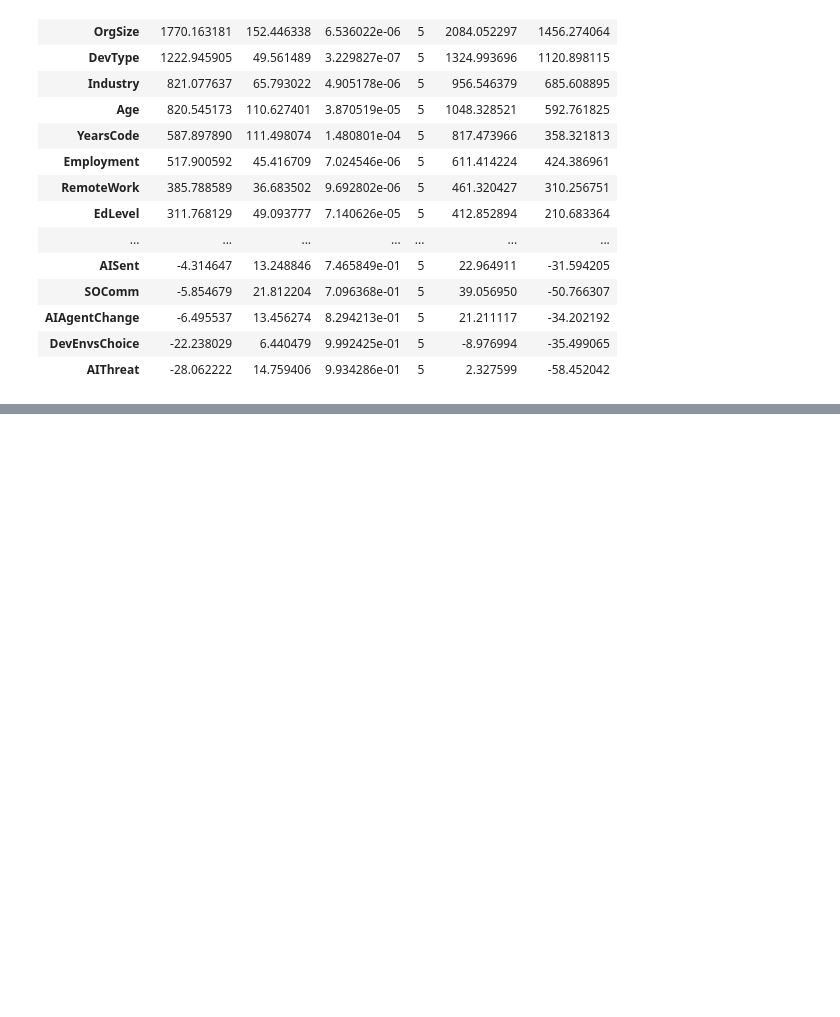
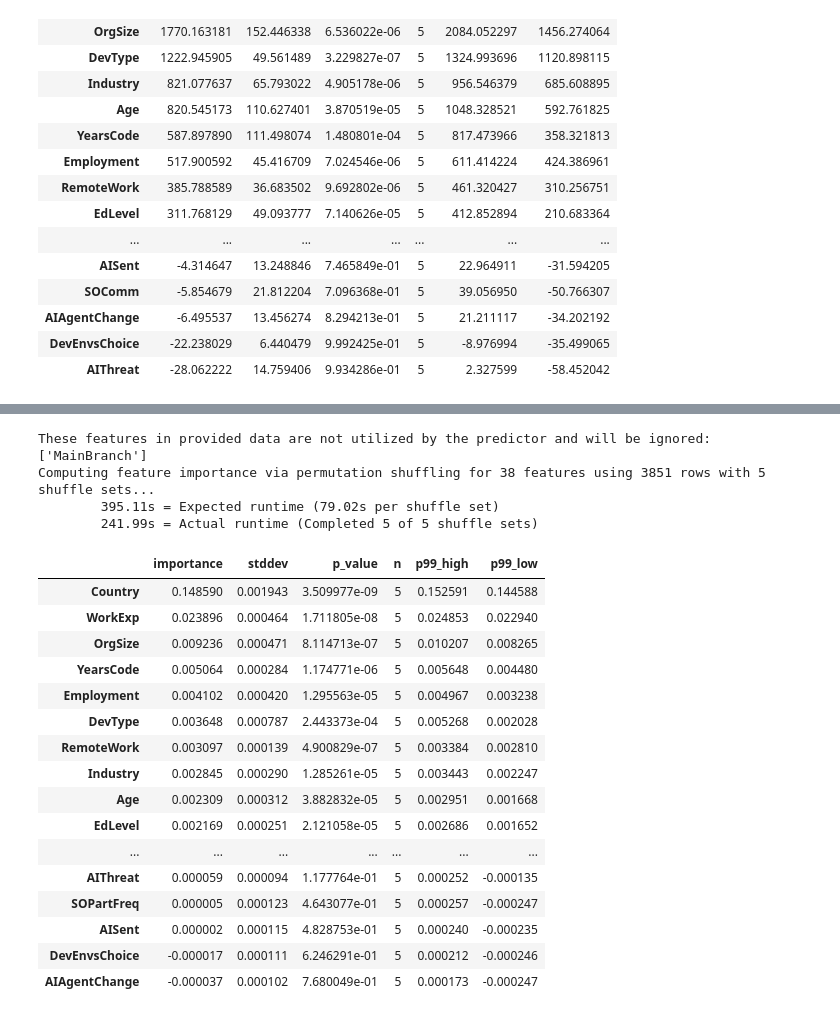
Before and after one commit to khanhhuy288/stackoverflow-project, a Jupyter notebook: src/notebooks/comp_prediction.ipynb, the cells around one changed output, grey strips where cells are left out. Saved outputs shown, nothing was run; the diff lists cells and outputs as text; code cells hidden in the pictures; blank space fills up the shorter version.

```diff
--- a/src/notebooks/comp_prediction.ipynb
+++ b/src/notebooks/comp_prediction.ipynb
@@ -215,0 +448,24 @@ pprint(predictor.feature_metadata.to_dict())
+# %%
+predictor_v2.feature_importance(test_clean)
+# %% [output]
+These features in provided data are not utilized by the predictor and will be ignored: ['MainBranch']
+Computing feature importance via permutation shuffling for 38 features using 3851 rows with 5 shuffle sets...
+        395.11s = Expected runtime (79.02s per shuffle set)
+        241.99s = Actual runtime (Completed 5 of 5 shuffle sets)
+|  | importance | stddev | p_value | n | p99_high | p99_low |
+| Country | 0.148590 | 0.001943 | 3.509977e-09 | 5 | 0.152591 | 0.144588 |
+| WorkExp | 0.023896 | 0.000464 | 1.711805e-08 | 5 | 0.024853 | 0.022940 |
+| OrgSize | 0.009236 | 0.000471 | 8.114713e-07 | 5 | 0.010207 | 0.008265 |
+| YearsCode | 0.005064 | 0.000284 | 1.174771e-06 | 5 | 0.005648 | 0.004480 |
+| Employment | 0.004102 | 0.000420 | 1.295563e-05 | 5 | 0.004967 | 0.003238 |
+| DevType | 0.003648 | 0.000787 | 2.443373e-04 | 5 | 0.005268 | 0.002028 |
+| RemoteWork | 0.003097 | 0.000139 | 4.900829e-07 | 5 | 0.003384 | 0.002810 |
+| Industry | 0.002845 | 0.000290 | 1.285261e-05 | 5 | 0.003443 | 0.002247 |
+| Age | 0.002309 | 0.000312 | 3.882832e-05 | 5 | 0.002951 | 0.001668 |
+| EdLevel | 0.002169 | 0.000251 | 2.121058e-05 | 5 | 0.002686 | 0.001652 |
+| ... | ... | ... | ... | ... | ... | ... |
+| AIThreat | 0.000059 | 0.000094 | 1.177764e-01 | 5 | 0.000252 | -0.000135 |
+| SOPartFreq | 0.000005 | 0.000123 | 4.643077e-01 | 5 | 0.000257 | -0.000247 |
+| AISent | 0.000002 | 0.000115 | 4.828753e-01 | 5 | 0.000240 | -0.000235 |
+| DevEnvsChoice | -0.000017 | 0.000111 | 6.246291e-01 | 5 | 0.000212 | -0.000246 |
+| AIAgentChange | -0.000037 | 0.000102 | 7.680049e-01 | 5 | 0.000173 | -0.000247 |
```
Also changed, not shown: parts of 23 cells of this notebook, 8 other files.
